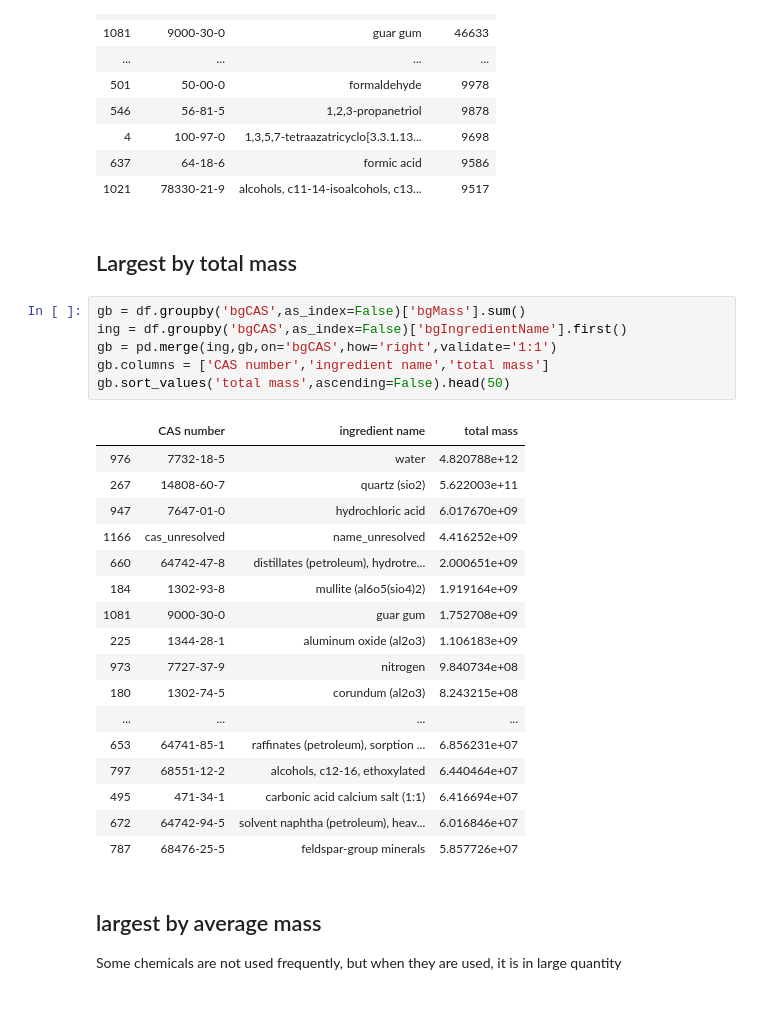
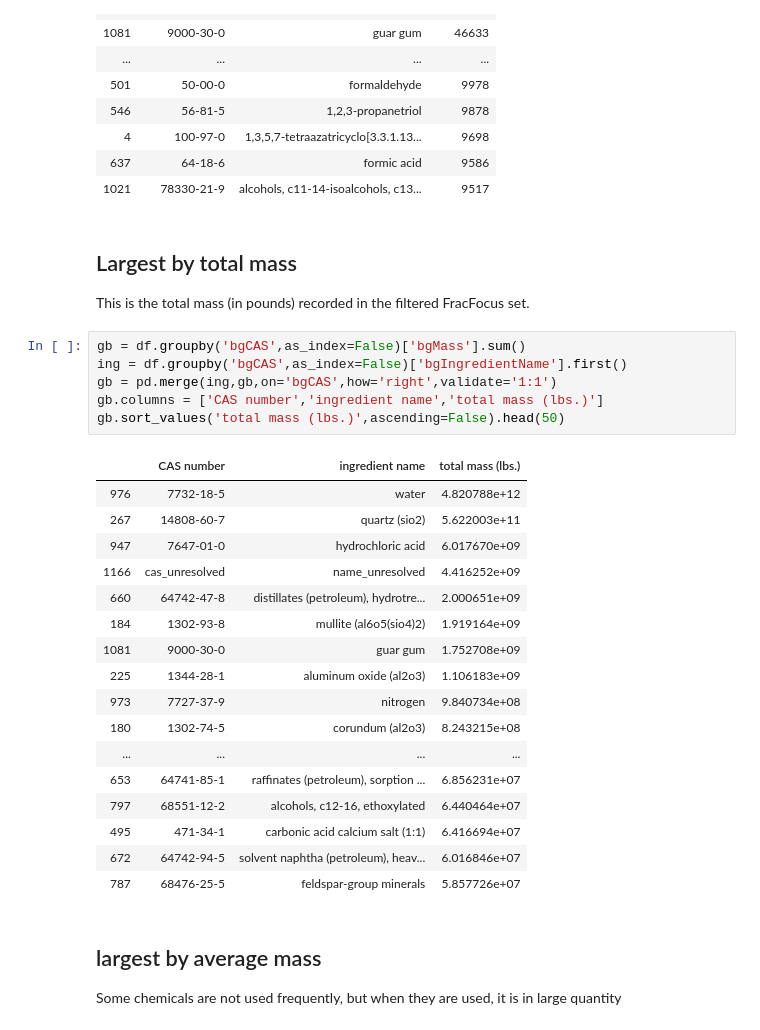
Before and after one commit to gwallison/FF-POC, a Jupyter notebook: Summary_of_cleaned_FF_data.ipynb, the cells around one changed output. Saved outputs shown, nothing was run; the diff lists cells and outputs as text.

```diff
--- a/Summary_of_cleaned_FF_data.ipynb
+++ b/Summary_of_cleaned_FF_data.ipynb
@@ -118,16 +116,17 @@ gb.sort_values('frequency',ascending=False).head(50)
 | 4 | 100-97-0 | 1,3,5,7-tetraazatricyclo[3.3.1.13... | 9698 |
 | 637 | 64-18-6 | formic acid | 9586 |
 | 1021 | 78330-21-9 | alcohols, c11-14-isoalcohols, c13... | 9517 |
-# %% [markdown]
-## Largest by total mass
+# %% [markdown]
+## Largest by total mass
+This is the total mass (in pounds) recorded in the filtered FracFocus set.
 # %%
 gb = df.groupby('bgCAS',as_index=False)['bgMass'].sum()
 ing = df.groupby('bgCAS',as_index=False)['bgIngredientName'].first()
 gb = pd.merge(ing,gb,on='bgCAS',how='right',validate='1:1')
-gb.columns = ['CAS number','ingredient name','total mass']
-gb.sort_values('total mass',ascending=False).head(50)
+gb.columns = ['CAS number','ingredient name','total mass (lbs.)']
+gb.sort_values('total mass (lbs.)',ascending=False).head(50)
 # %% [output]
-|  | CAS number | ingredient name | total mass |
+|  | CAS number | ingredient name | total mass (lbs.) |
 | 976 | 7732-18-5 | water | 4.820788e+12 |
 | 267 | 14808-60-7 | quartz (sio2) | 5.622003e+11 |
 | 947 | 7647-01-0 | hydrochloric acid | 6.017670e+09 |
```
Also changed, not shown: parts of 9 cells of this notebook, 1 other file.
